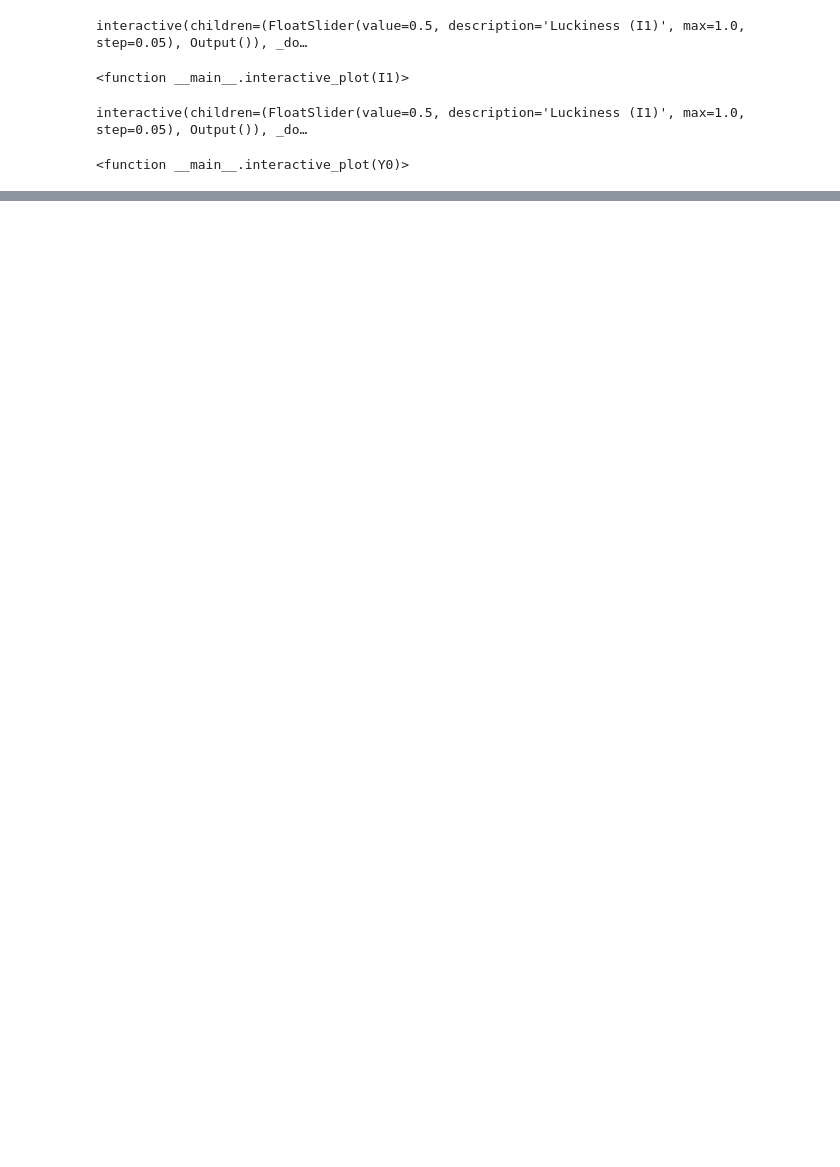
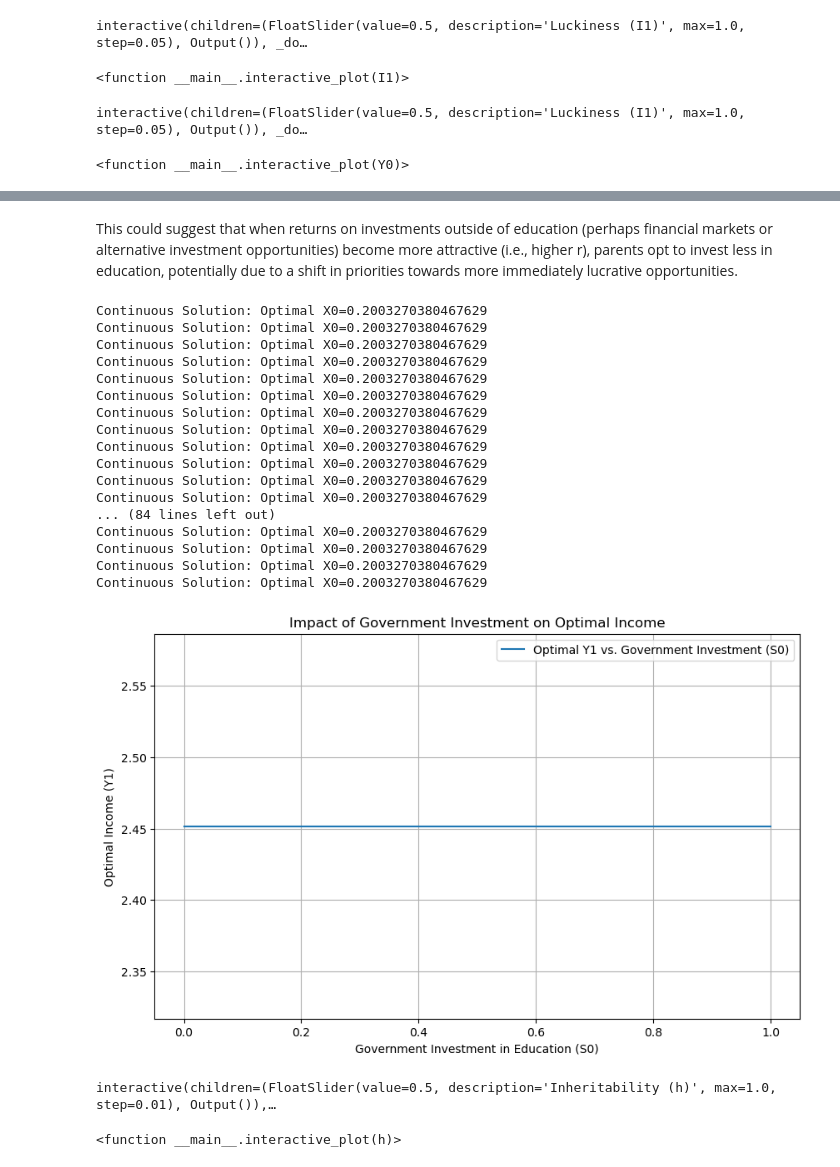
Before and after one commit to NumEconCopenhagen/projects-2024-petra-maritza-noah, a Jupyter notebook: modelproject/Noah.ipynb, the cells around one changed output, grey strips where cells are left out. Drawn from its saved outputs; the diff is of its cells as text; code cells hidden in the pictures; blank space fills up the shorter version.

```diff
--- a/modelproject/Noah.ipynb
+++ b/modelproject/Noah.ipynb
@@ -166,0 +209,79 @@ interactive(children=(FloatSlider(value=0.5, description='Luckiness (I1)', max=1
+# %% [markdown]
+This could suggest that when returns on investments outside of education (perhaps financial markets or alternative investment opportunities) become more attractive (i.e., higher r), parents opt to invest less in education, potentially due to a shift in priorities towards more immediately lucrative opportunities.
+# %%
+# Initialize the model
+model = BeckerTomesModelDebugged()
+
+# Set a range of values for government investment in education (S0)
+E1_values = np.linspace(0, 1, 100)  # Range of government investment values
+Y1_values = []  # List to hold Y1 values
+
+for E1 in E1_values:
+    model.par.E1 = E1  # Update the government investment in the model
+    model.solve_continuous()  # Solve the model
+    E1 = model.endowment_production(model.par.E0)
+    H1 = model.human_capital_production(model.sol.optimal_X, S0, E1)
+    Y1 = model.calc_income(H1, model.par.I1)
+    Y1_values.append(Y1)  # Collect the optimal Y1 for each S0
+
+# Plot the results
+plt.figure(figsize=(10, 6))
+plt.plot(E1_values, Y1_values, label='Optimal Y1 vs. Government Investment (S0)')
+plt.xlabel('Government Investment in Education (S0)')
+plt.ylabel('Optimal Income (Y1)')
+plt.title('Impact of Government Investment on Optimal Income')
+plt.grid(True)
+plt.legend()
+plt.show()
+# %% [output]
+Continuous Solution: Optimal X0=0.2003270380467629
+Continuous Solution: Optimal X0=0.2003270380467629
+Continuous Solution: Optimal X0=0.2003270380467629
+Continuous Solution: Optimal X0=0.2003270380467629
+Continuous Solution: Optimal X0=0.2003270380467629
+Continuous Solution: Optimal X0=0.2003270380467629
+Continuous Solution: Optimal X0=0.2003270380467629
+Continuous Solution: Optimal X0=0.2003270380467629
+Continuous Solution: Optimal X0=0.2003270380467629
+Continuous Solution: Optimal X0=0.2003270380467629
+Continuous Solution: Optimal X0=0.2003270380467629
+Continuous Solution: Optimal X0=0.2003270380467629
+... (84 lines left out)
+Continuous Solution: Optimal X0=0.2003270380467629
+Continuous Solution: Optimal X0=0.2003270380467629
+Continuous Solution: Optimal X0=0.2003270380467629
+Continuous Solution: Optimal X0=0.2003270380467629
+[figure, added]
+# %%
+def interactive_plot(h):
+    model.par.h = h  # Update the inheritability of endowments
+    Y0_values = np.linspace(0, 10, 100)  # Range of parent's income
+    Y1_values = []  # List to hold Y1 values
+
+    for Y0 in Y0_values:
+        model.par.Y0 = Y0  # Update the parent's income in the model
+        solution = model.solve_continuous()  # Solve the model
+        if hasattr(model.sol, 'optimal_X'):
+            E1 = model.endowment_production(model.par.E0)
+            H1 = model.human_capital_production(model.sol.optimal_X, model.par.S0, E1)
+            Y1 = model.calc_income(H1, model.par.I1)
+            Y1_values.append(Y1)  # Collect the optimal Y1 for each Y0
+        else:
+            Y1_values.append(None)  # Append None or a default value if optimal_X is not available
+
+    # Plot the results
+    plt.figure(figsize=(10, 6))
+    plt.plot(Y0_values, Y1_values, label=f'Inheritability (h) = {h:.2f}')
+    plt.xlabel('Parents\' Income (Y0)')
+    plt.ylabel('Optimal Income (Y1)')
+    plt.title('Impact of Parents\' Income on Optimal Income with Varying Inheritability')
+    plt.ylim(1.5, 5)  # Set a fixed y-axis range, adjust as needed
+    plt.legend()
+    plt.grid(True)
+    plt.show()
+
+h_slider = FloatSlider(min=0, max=1, step=0.01, value=0.5, description='Inheritability (h)')
+interact(interactive_plot, h=h_slider)
+# %% [output]
+interactive(children=(FloatSlider(value=0.5, description='Inheritability (h)', max=1.0, step=0.01), Output()),…
+<function __main__.interactive_plot(h)>
```
Also changed, not shown: parts of 6 cells of this notebook, 1 other file.
